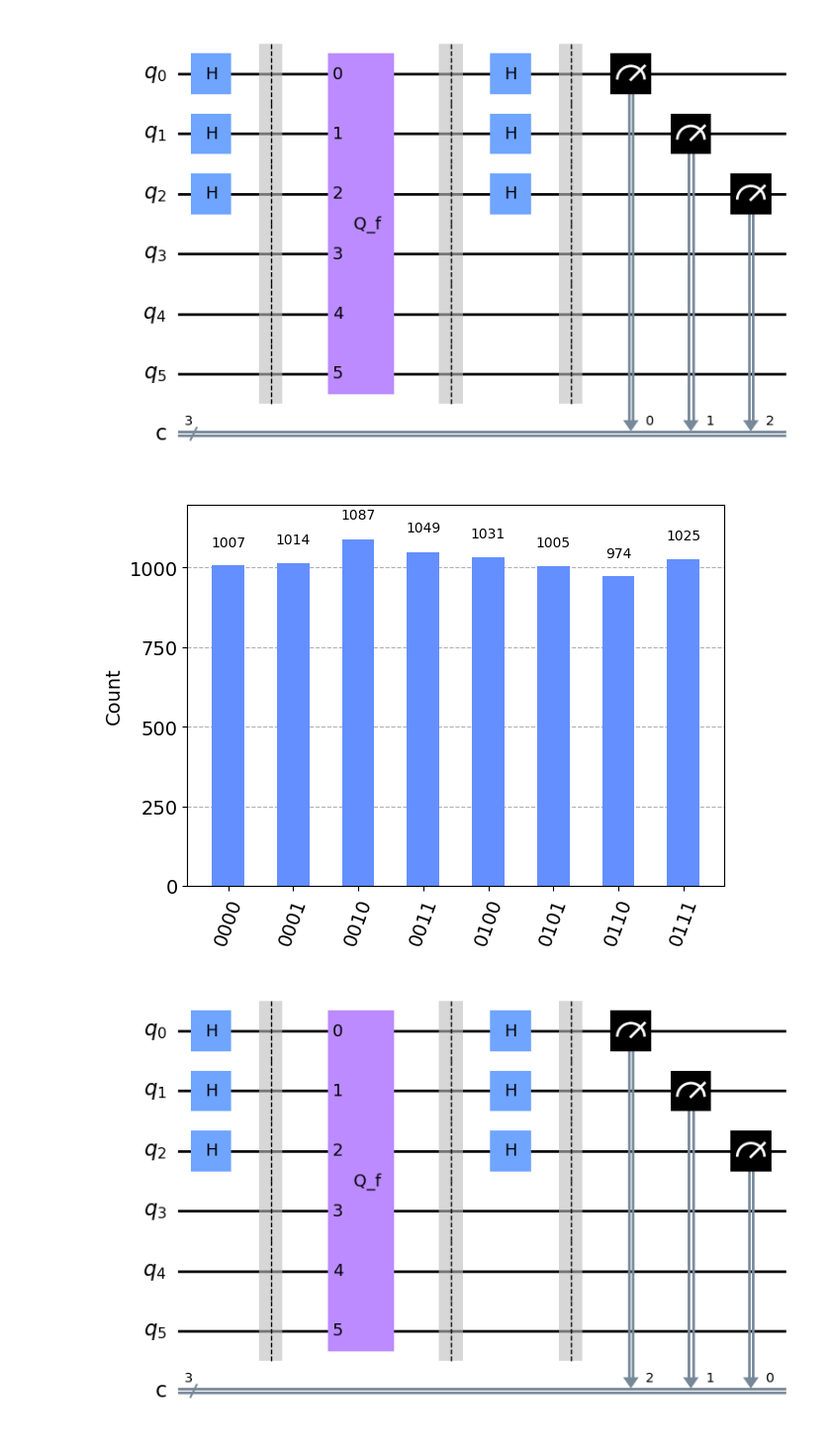
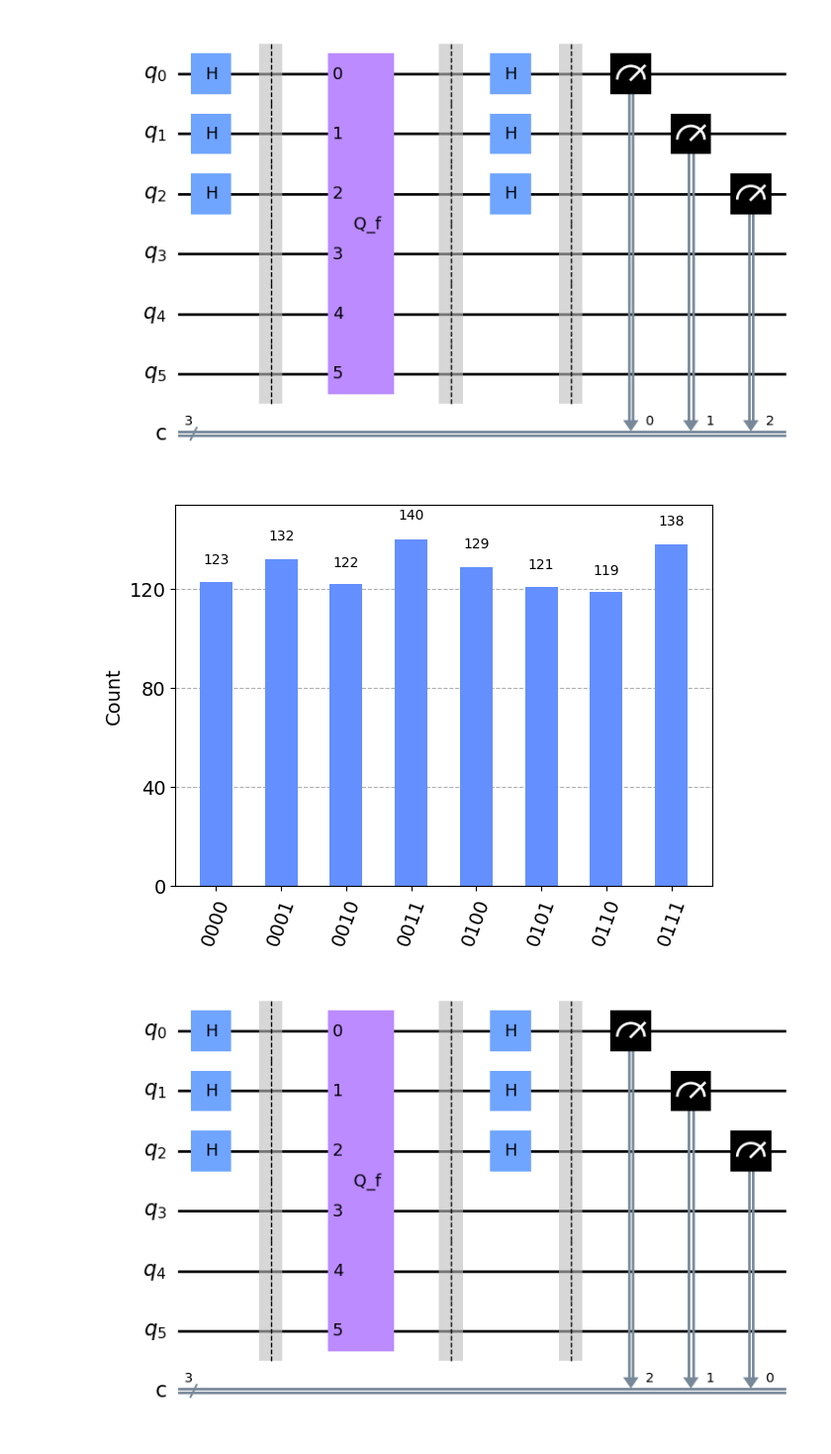
Before and after one commit to rodelanu/TFG, a Jupyter notebook: 3_Simon_Rules.ipynb, the cells around one changed output. Shown: that part at 99% size. Drawn from its saved outputs; the diff is of its cells as text; code cells hidden in the pictures.

```diff
--- a/3_Simon_Rules.ipynb
+++ b/3_Simon_Rules.ipynb
@@ -160,15 +173,17 @@ simon_algorithm_inverted('001').draw(output = 'mpl')
 # %% [output]
 [figure]
 # %%
-# INPUT
+
+# Valor de la cadena de bits b que caracteriza el oráculo
 b = '0001'
 
-# Simulación del Algoritmo de Simon con la cadena de bits b
+# Simulación del circuito cuántico anterior con la cadena de bits b
 aer_sim = Aer.get_backend('qasm_simulator')
 algorithm = simon_algorithm_inverted(b)
-results = aer_sim.run(transpile(algorithm, aer_sim), shots=8192).result()
+transpiled_algorithm = transpile(algorithm, aer_sim)
+results = aer_sim.run(transpiled_algorithm).result()
 counts = results.get_counts()
 plot_histogram(counts)
 # %% [output]
-[figure, old version]
+[figure, new version]
 # %%
```
Also changed, not shown: parts of 11 cells of this notebook.
